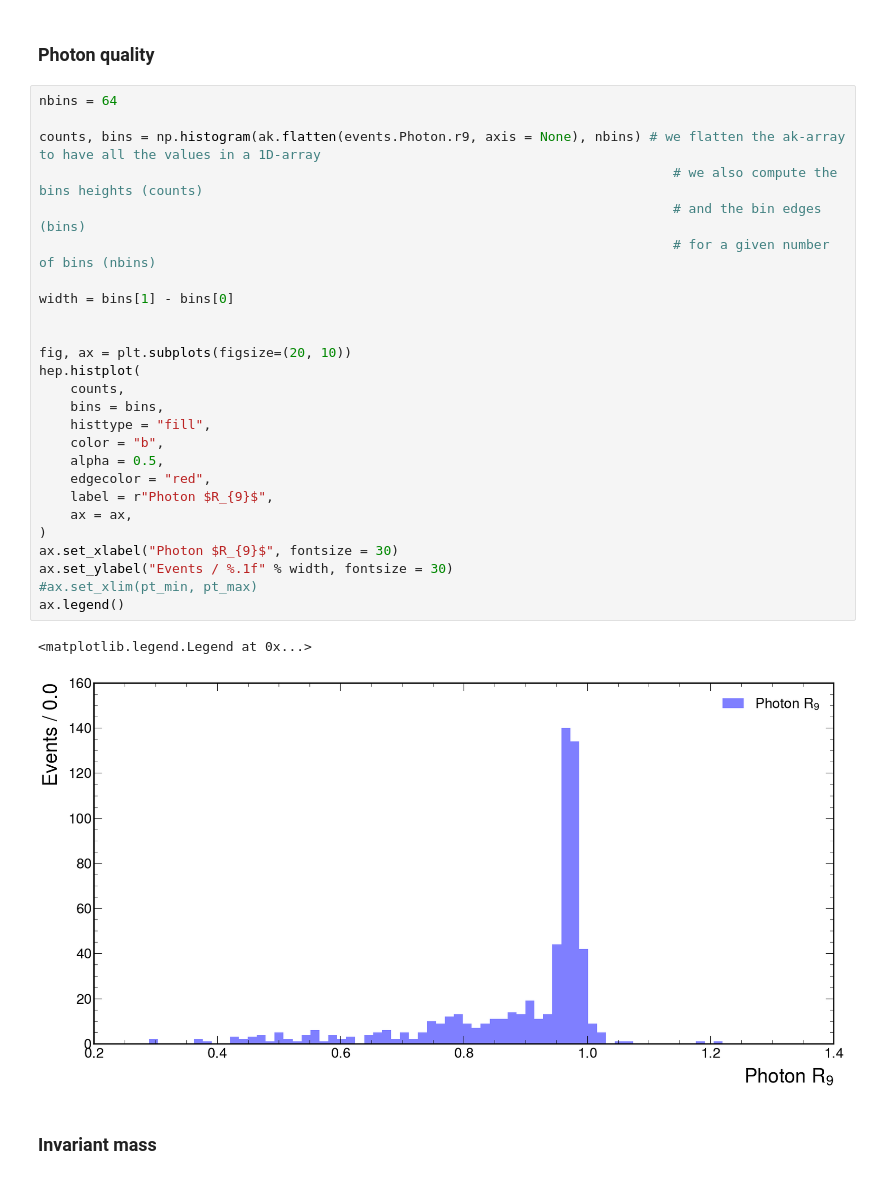
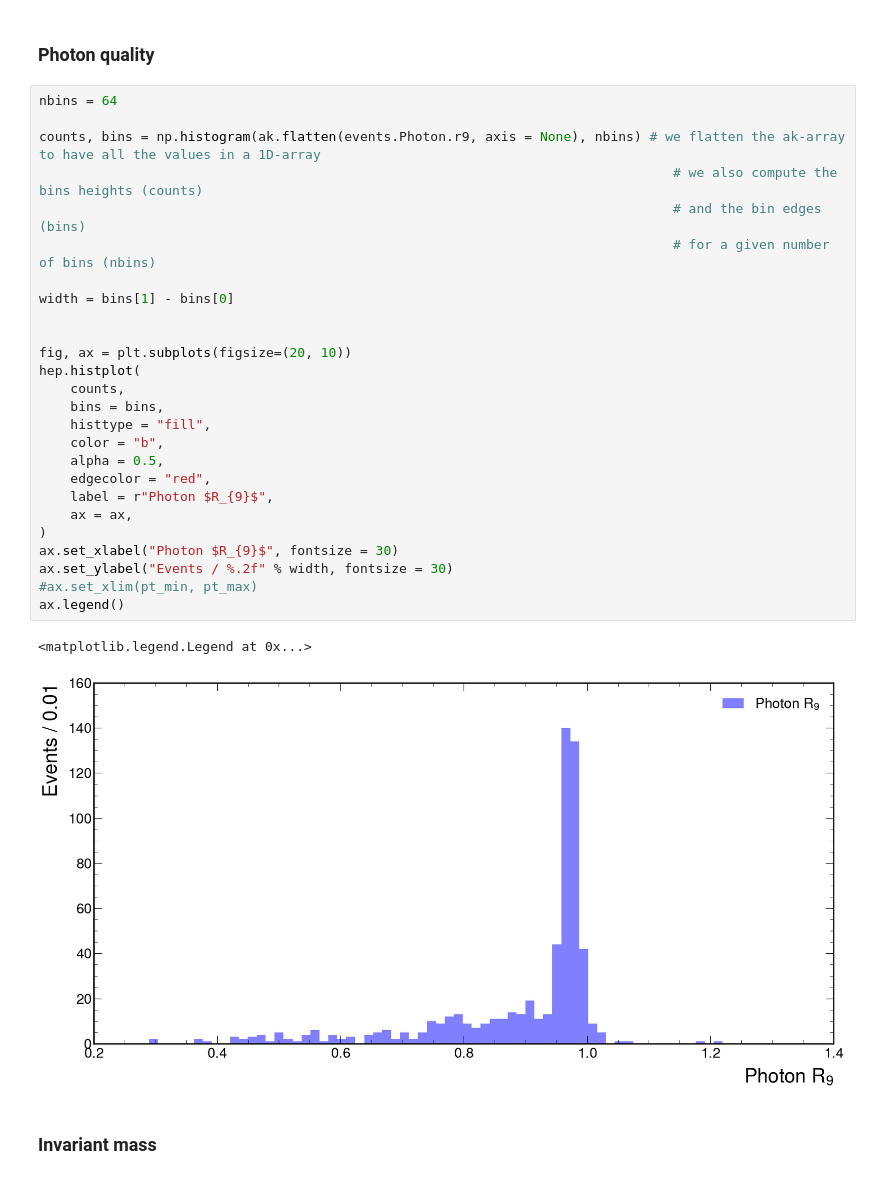
Before and after one commit to javivilladamigo/ResearchActivities, a Jupyter notebook: coffeaAnalysis.ipynb, the cells around one changed output. Drawn from its saved outputs; the diff is of its cells as text.

```diff
--- a/coffeaAnalysis.ipynb
+++ b/coffeaAnalysis.ipynb
@@ -155,32 +155,32 @@ ax.legend()
 # %%
 nbins = 64
 
 counts, bins = np.histogram(ak.flatten(events.Photon.r9, axis = None), nbins) # we flatten the ak-array to have all the values in a 1D-array
                                                                                  # we also compute the bins heights (counts)
                                                                                  # and the bin edges (bins)
                                                                                  # for a given number of bins (nbins)
 
 width = bins[1] - bins[0]
 
 
 fig, ax = plt.subplots(figsize=(20, 10))
 hep.histplot(
     counts,
     bins = bins,
     histtype = "fill",
     color = "b",
     alpha = 0.5,
     edgecolor = "red",
     label = r"Photon $R_{9}$",
     ax = ax,
 )
 ax.set_xlabel("Photon $R_{9}$", fontsize = 30)
-ax.set_ylabel("Events / %.1f" % width, fontsize = 30)
+ax.set_ylabel("Events / %.2f" % width, fontsize = 30)
 #ax.set_xlim(pt_min, pt_max)
 ax.legend()
 # %% [output]
 <matplotlib.legend.Legend at 0x...>
-[figure, old version]
+[figure, new version]
 # %% [markdown]
 ### Invariant mass
 # %% [markdown]
```
